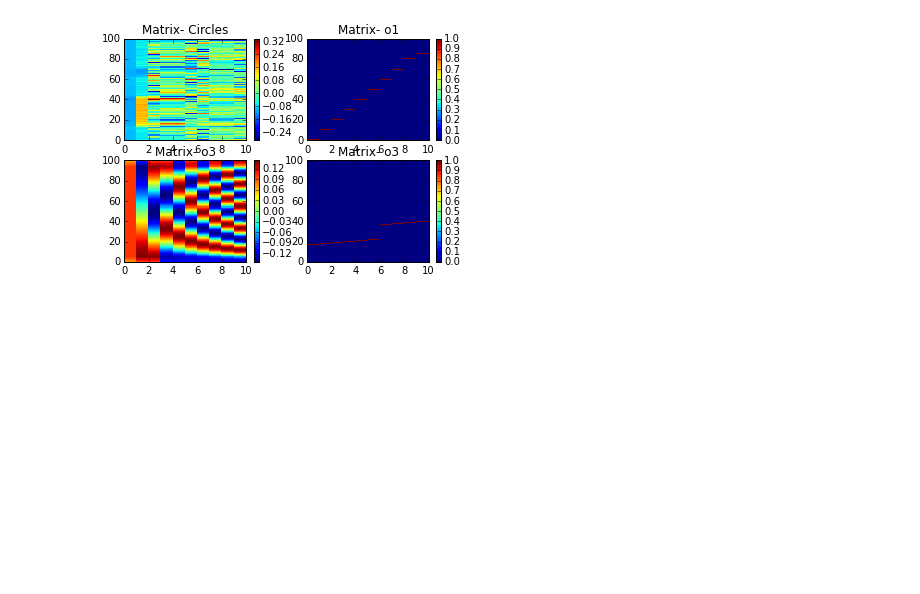
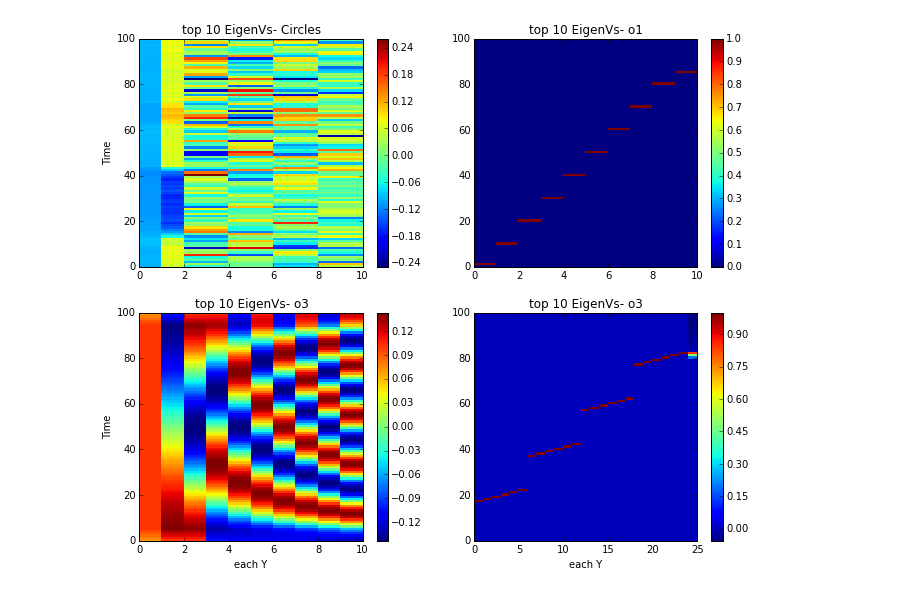
Before and after one commit to jfriend08/IndependentStudy, a Jupyter notebook: baseline/workbookII.ipynb, the cells around one changed output. Drawn from its saved outputs; the diff is of its cells as text; code cells hidden in the pictures; blank space fills up the shorter version.

Commit message:
eigen values and boundarys

```diff
--- a/baseline/workbookII.ipynb
+++ b/baseline/workbookII.ipynb
@@ -47,30 +48,33 @@ plt.show()
 # %%
 Y0 = laplacian.getNormLaplacian(img, 10)
 Y1 = laplacian.getNormLaplacian(o1, 10)
 Y2 = laplacian.getNormLaplacian(o2, 10)
-Y3 = laplacian.getNormLaplacian(o3, 10)
-
+Y3 = laplacian.getNormLaplacian(o3, 25)
 
 plt.subplot(2, 2, 1)
 plt.pcolor(Y0)
 plt.colorbar()
-plt.title('Matrix- Circles')
+plt.title('top 10 EigenVs- Circles')
+plt.ylabel('Time')
 
 plt.subplot(2, 2, 2)
 plt.pcolor(Y1)
 plt.colorbar()
-plt.title('Matrix- o1')
+plt.title('top 10 EigenVs- o1')
 
 plt.subplot(2, 2, 3)
 plt.pcolor(Y2)
 plt.colorbar()
-plt.title('Matrix- o3')
+plt.title('top 10 EigenVs- o3')
+plt.ylabel('Time')
+plt.xlabel('each Y')
 
 plt.subplot(2, 2, 4)
 plt.pcolor(Y3)
 plt.colorbar()
-plt.title('Matrix- o3')
+plt.title('top 10 EigenVs- o3')
+plt.xlabel('each Y')
 
 plt.show()
 # %% [output]
-[figure, old version]
+[figure, new version]
```
Also changed, not shown: parts of 2 cells of this notebook.
